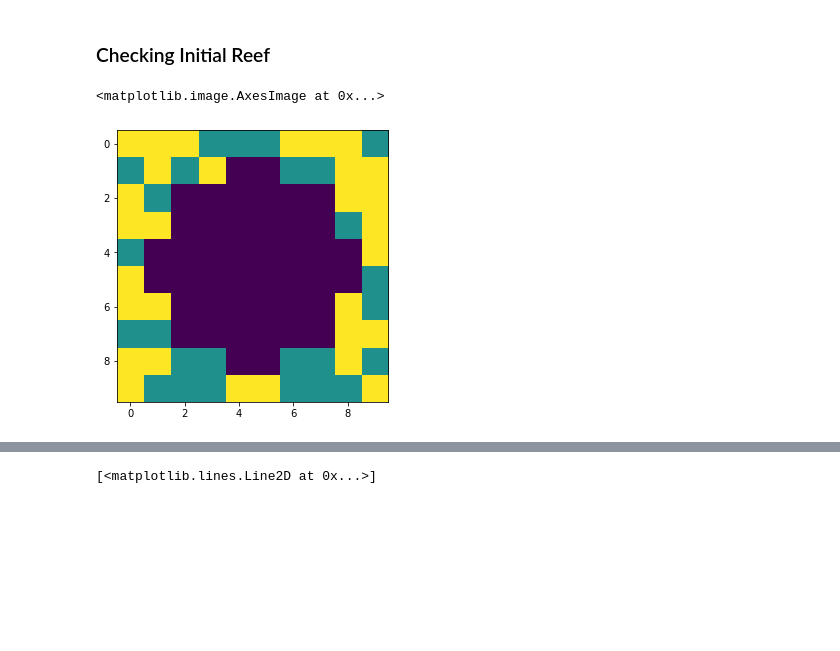
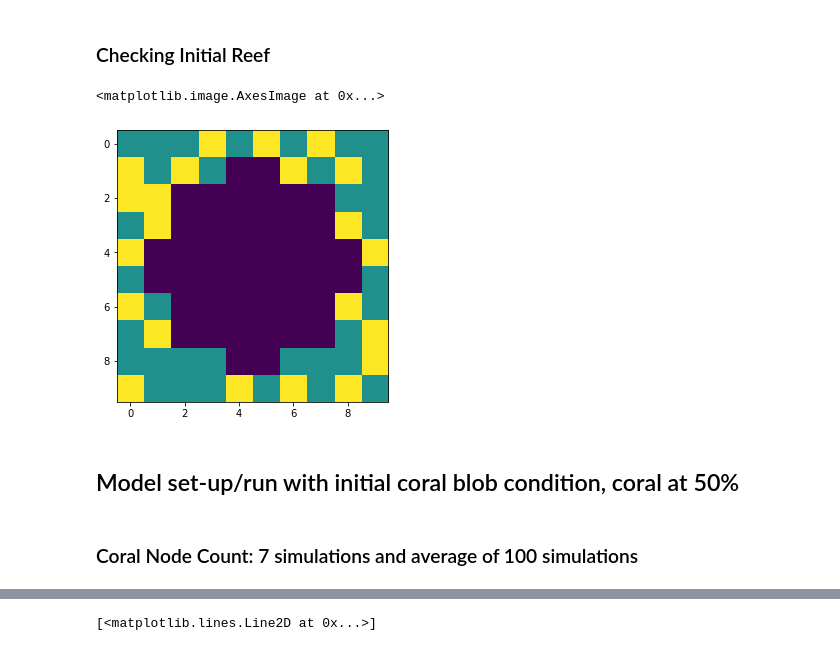
Before and after one commit to rneuhausler/coralModel-analyses, a Jupyter notebook: scripts/coralModelTracking.ipynb, the cells around one changed output, grey strips where cells are left out. Saved outputs shown, nothing was run; the diff lists cells and outputs as text; code cells hidden in the pictures; blank space fills up the shorter version.

```diff
--- a/scripts/coralModelTracking.ipynb
+++ b/scripts/coralModelTracking.ipynb
@@ -172,36 +162,25 @@ plt.imshow(distanceGrid)
 # %% [markdown]
 ### Checking Initial Reef
 # %%
-## Generating the Reef
-### Locations
-center = (round(rows/2),round(columns/2))
-distanceGrid = np.array([Reef.distance([i+.5,j+.5], center)
-                 for i in range(0,rows)
-                 for j in range(0,columns)]).reshape(rows,columns)
 coralNodeLocations = (np.where(distanceGrid < np.median(distanceGrid)))
 coralNodeLocations = [(coralNodeLocations[0][n],coralNodeLocations[1][n])
                       for n in range(0,len(coralNodeLocations[0]))]
-### Making the Reef
-optimalReef = Reef()
-count = 0
+### Sudo Making of Initial Reef
 grid = np.zeros((rows,columns))
-
 for i in range(0,rows):
     for j in range(0,columns):
         U = np.random.choice([1,2],
                              p=[.5, .5])
         if (i,j) in coralNodeLocations:
             U = 0
-        node = Organism(type=U, location=[i,j], ID=count)
-        optimalReef.append(node)
-        count = count + 1
         grid[i,j] = U
+plt.figure(figsize=(15, 5))
+plt.imshow(grid)
+# %% [output]
+<matplotlib.image.AxesImage at 0x...>
+[figure, added]
-# %%
-plt.figure(figsize=(15, 5))
-plt.imshow(grid)
-# %% [output]
-<matplotlib.image.AxesImage at 0x...>
-[figure, removed]
+# %% [markdown]
+## Model set-up/run with initial coral blob condition, coral at 50%
 # %%
 ## Simulations and Number of runs
 NumberOfSimulations = 100
@@ -260,6 +237,8 @@ for s in range(0,NumberOfSimulations):
         optimalReef.roll(r=r, d=d, a=a, g=g, y=y, dt=dt)
 
     Resilient.append(optimalReef)
+# %% [markdown]
+### Coral Node Count: 7 simulations and average of 100 simulations
 # %%
 multsimCoralCounts = np.array([dictToNumpy(Resilient.simulation[i].coralNodeCount)
                                for i,val in enumerate(Pacific.simulation)]).transpose()
```
Also changed, not shown: parts of 64 cells of this notebook, 1 other file.
